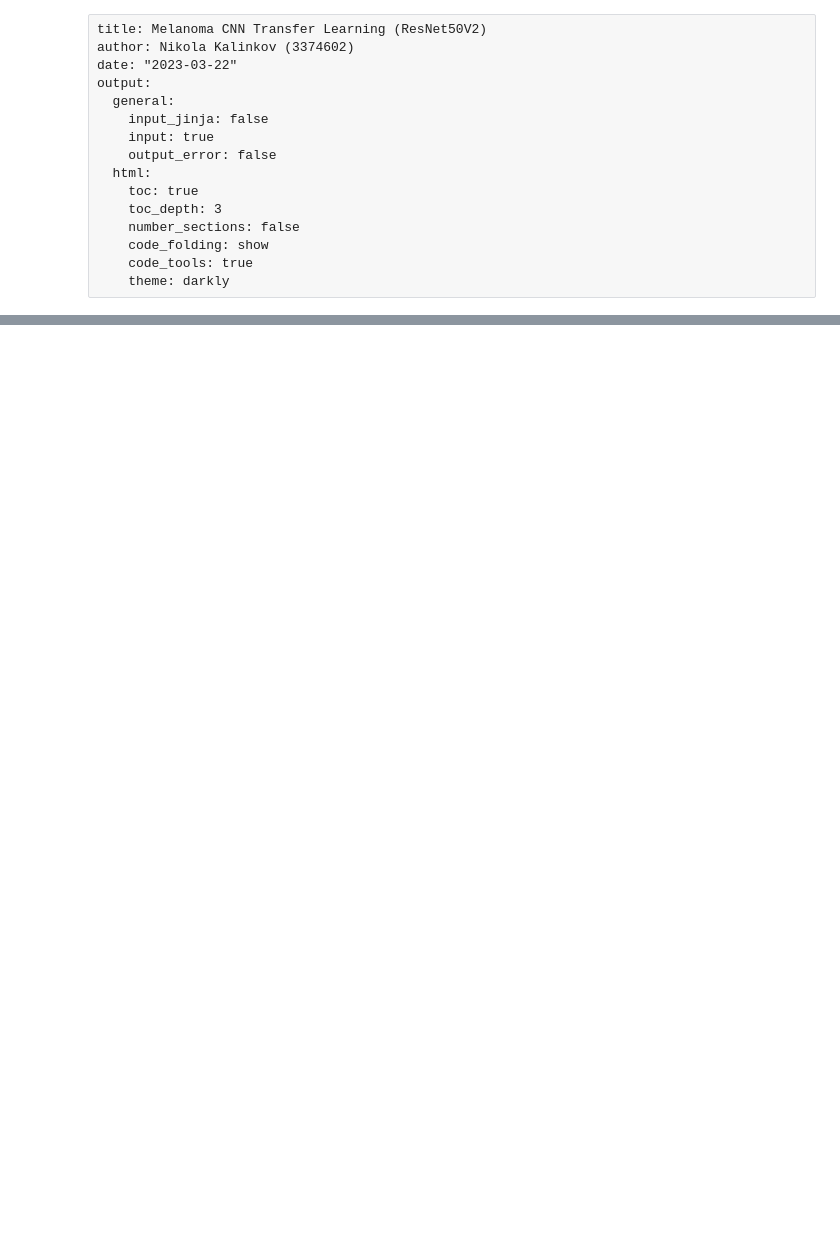
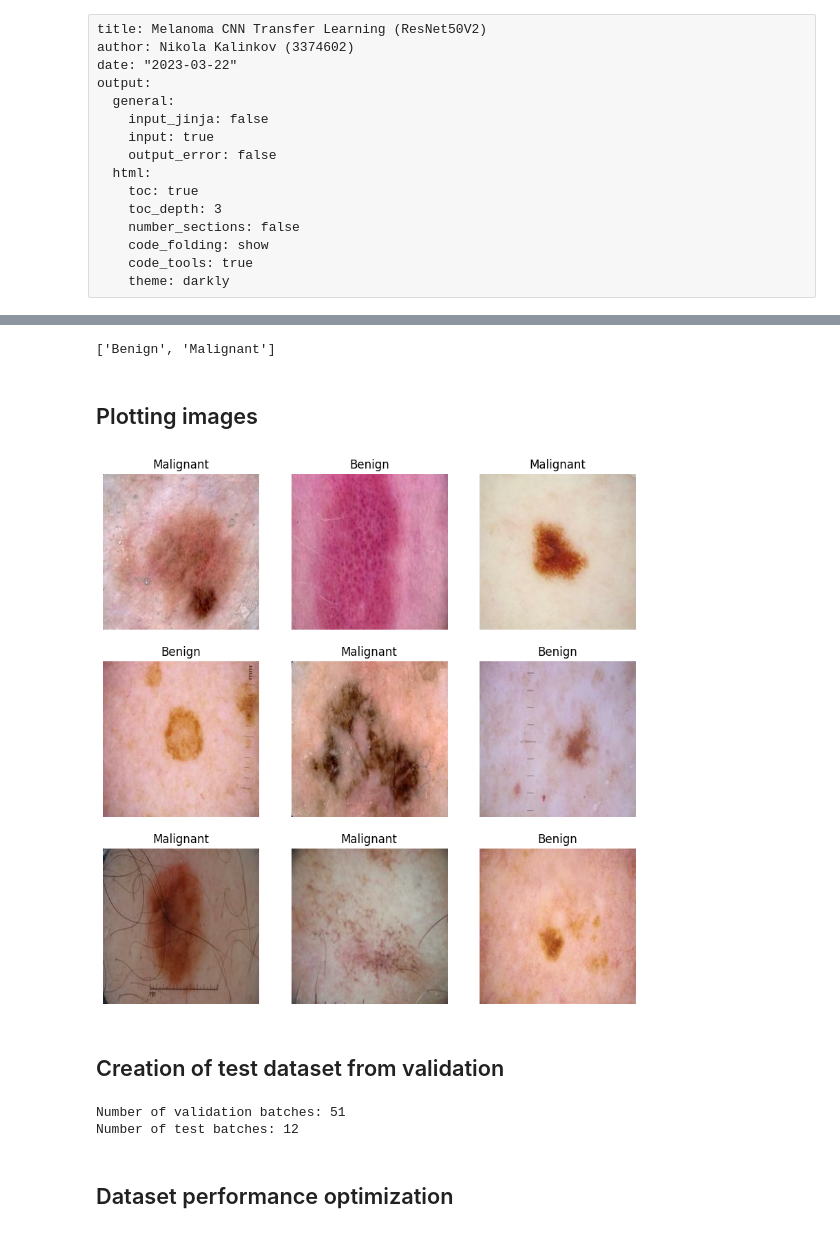
Before and after one commit to kiseloMlyako/Melanoma-CNN-Transfer-XAI, a Jupyter notebook: notebook.ipynb, the cells around one changed output, grey strips where cells are left out. Saved outputs shown, nothing was run; the diff lists cells and outputs as text; code cells hidden in the pictures; blank space fills up the shorter version.

```diff
--- a/notebook.ipynb
+++ b/notebook.ipynb
@@ -28,0 +50,8 @@ b = 5
+# %%
+TRAIN_PATH = 'data/train'
+TEST_PATH = 'data/test'
+IMAGE_SIZE = (224, 224)
+BATCH_SIZE = 32
+EPOCHS = 10
+CHANNELS = 3
+SEED = 21
@@ -28,0 +60,16 @@ b = 5
+# %%
+train_ds = image_dataset_from_directory(
+  TRAIN_PATH,
+  shuffle = True,
+  seed = SEED,
+  image_size = IMAGE_SIZE,
+  batch_size = BATCH_SIZE
+)
+
+val_ds = image_dataset_from_directory(
+  TEST_PATH,
+  shuffle = True,
+  seed = SEED,
+  image_size = IMAGE_SIZE,
+  batch_size = BATCH_SIZE
+)
@@ -28,0 +84,31 @@ b = 5
+# %%
+class_names = train_ds.class_names
+print(class_names)
+# %% [output]
+['Benign', 'Malignant']
+# %% [markdown]
+## Plotting images
+# %%
+plt.figure(figsize=(10, 10))
+for images, labels in train_ds.take(1):
+  for i in range(9):
+    ax = plt.subplot(3, 3, i + 1)
+    plt.imshow(images[i].numpy().astype("uint8"))
+    plt.title(class_names[labels[i]])
+    plt.axis("off")
+# %% [output]
+[figure, added]
+# %% [markdown]
+## Creation of test dataset from validation
+# %%
+val_batches = cardinality(val_ds)
+test_ds = val_ds.take(val_batches // 5)
+val_ds = val_ds.skip(val_batches // 5)
+
+print('Number of validation batches: %d' % cardinality(val_ds))
+print('Number of test batches: %d' % cardinality(test_ds))
+# %% [output]
+Number of validation batches: 51
+Number of test batches: 12
+# %% [markdown]
+## Dataset performance optimization
```
Also changed, not shown: parts of 16 cells of this notebook, 1 other file.
